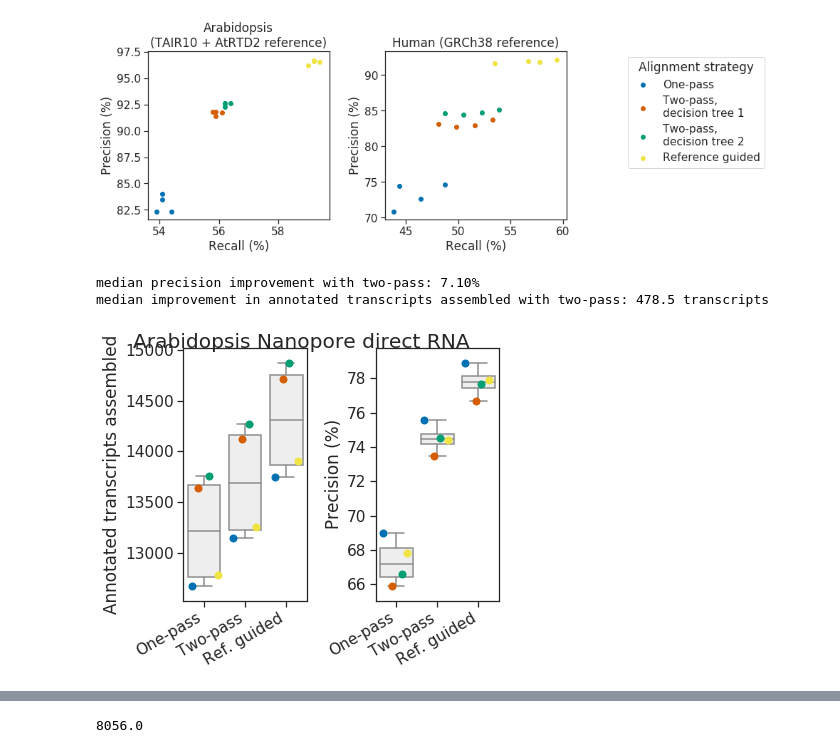
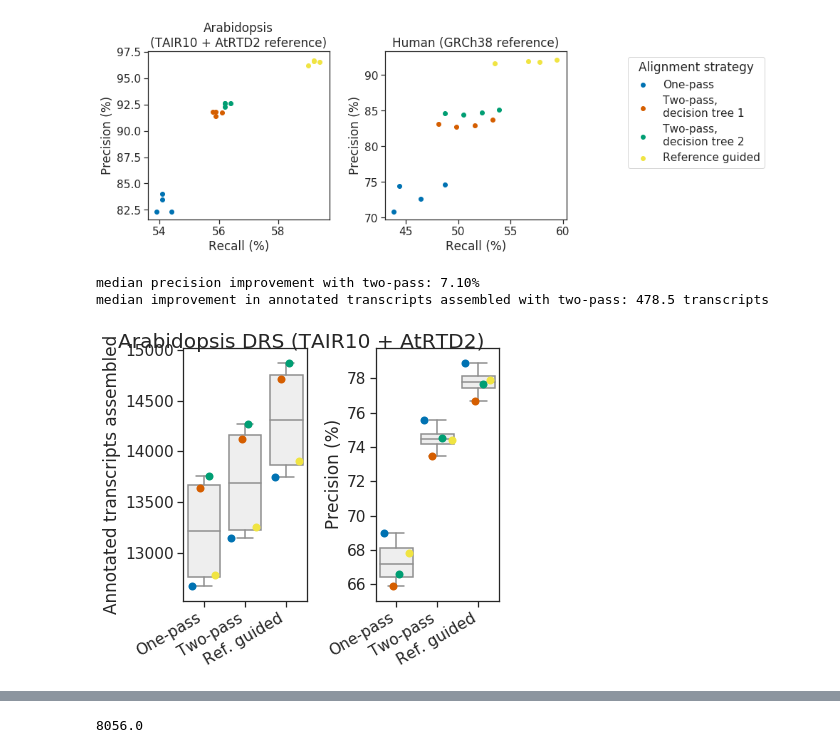
Before and after one commit to bartongroup/two_pass_alignment_pipeline, a Jupyter notebook: notebooks/benchmark_two_pass_transcript_assembly.ipynb, the cells around one changed output, grey strips where cells are left out. Cells and saved outputs as stored; diff of their text form; code cells hidden in the pictures.

```diff
--- a/notebooks/benchmark_two_pass_transcript_assembly.ipynb
+++ b/notebooks/benchmark_two_pass_transcript_assembly.ipynb
@@ -310,11 +310,11 @@ def plot_real_assembly_scores(basename, title, print_improvement=True):
     axes = plot_precision_count_boxplots(stringtie_res, suptitle=title)
     return axes, stringtie_res
 # %%
-plot_real_assembly_scores('arabidopsis_drs', 'Arabidopsis Nanopore direct RNA')
+plot_real_assembly_scores('arabidopsis_drs', 'Arabidopsis DRS (TAIR10 + AtRTD2)')
 plt.savefig('figures/arabidopsis_drs_stringtie_benchmark.svg')
 plt.show()
 # %% [output]
 median precision improvement with two-pass: 7.10%
 median improvement in annotated transcripts assembled with two-pass: 478.5 transcripts
-[figure, old version]
+[figure, new version]
 # %%
```
Also changed, not shown: parts of 4 cells of this notebook, 8 other files.
